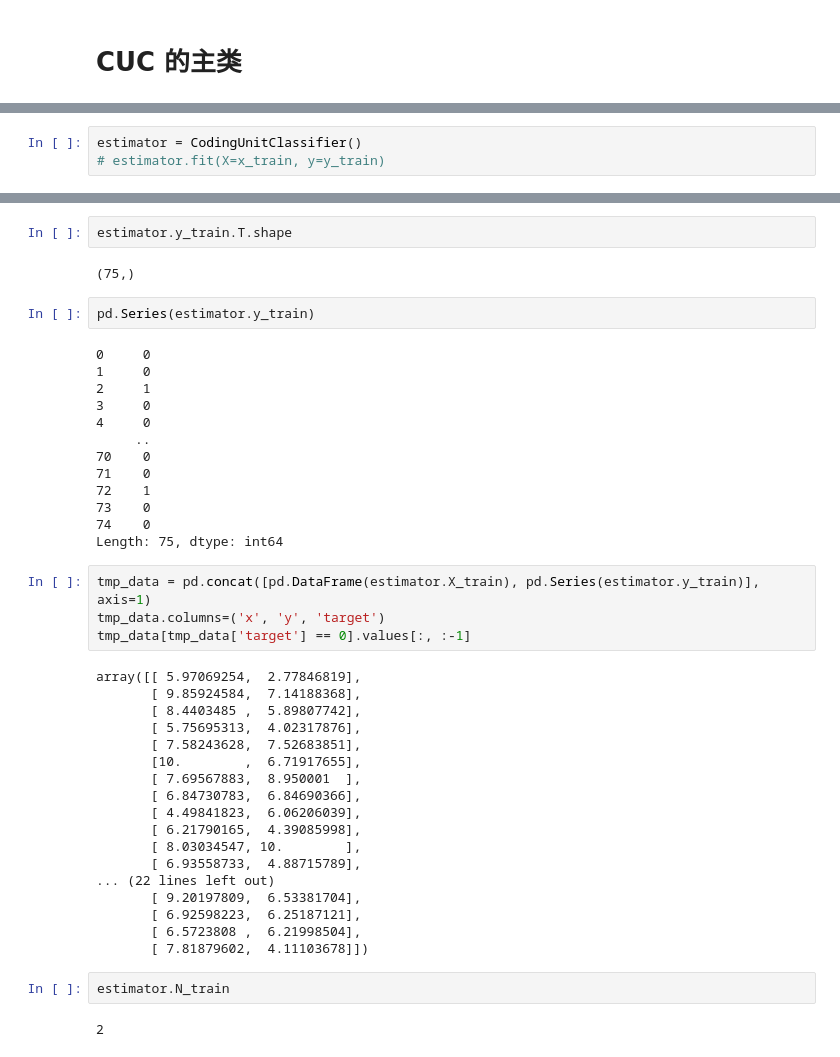
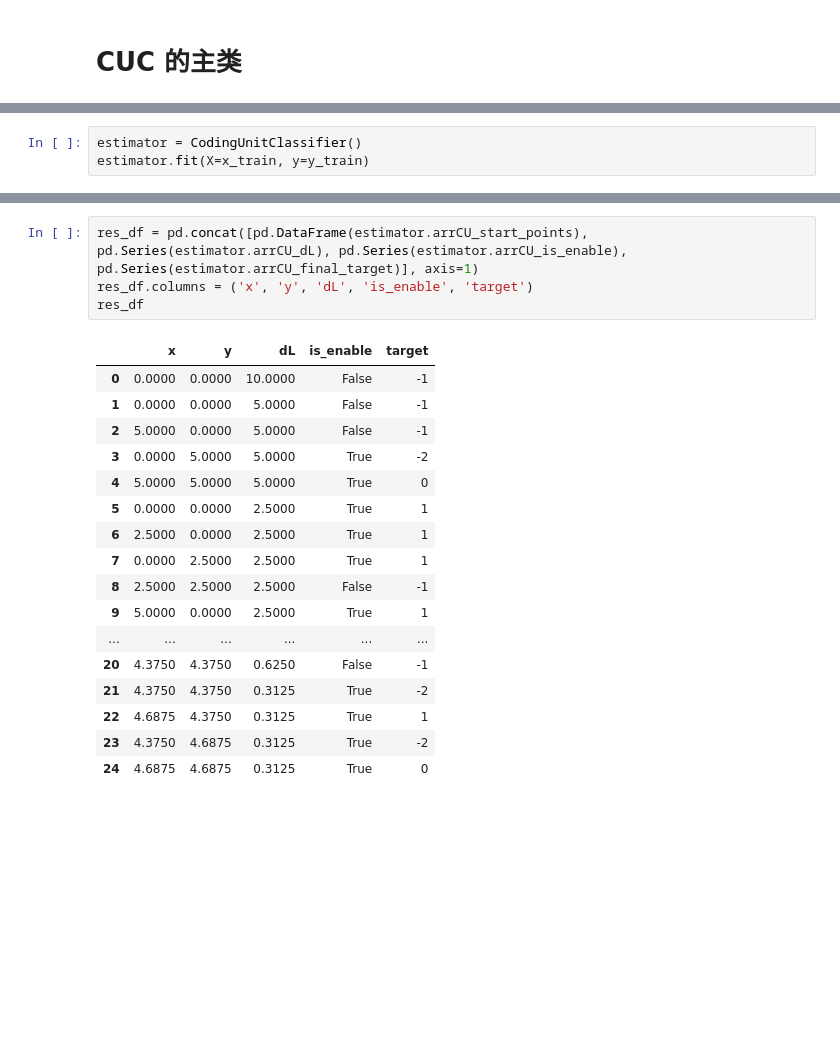
Before and after one commit to NekoSilverFox/CUC, a Jupyter notebook: main.ipynb, the cells around one changed output, grey strips where cells are left out. Drawn from its saved outputs; the diff is of its cells as text; blank space fills up the shorter version.

```diff
--- a/main.ipynb
+++ b/main.ipynb
@@ -224,4 +273,4 @@ class CodingUnitClassifier(object):
             current_index += 1
 # %%
 estimator = CodingUnitClassifier()
-# estimator.fit(X=x_train, y=y_train)
+estimator.fit(X=x_train, y=y_train)
@@ -310,45 +295,22 @@ array([[ 5.97069254,  2.77846819],
-# %%
-estimator.y_train.T.shape
-# %% [output]
-(75,)
-# %%
-pd.Series(estimator.y_train)
-# %% [output]
-0     0
-1     0
-2     1
-3     0
-4     0
-     ..
-70    0
-71    0
-72    1
-73    0
-74    0
-Length: 75, dtype: int64
 # %%
-tmp_data = pd.concat([pd.DataFrame(estimator.X_train), pd.Series(estimator.y_train)], axis=1)
-tmp_data.columns=('x', 'y', 'target')
-tmp_data[tmp_data['target'] == 0].values[:, :-1]
+res_df = pd.concat([pd.DataFrame(estimator.arrCU_start_points), pd.Series(estimator.arrCU_dL), pd.Series(estimator.arrCU_is_enable), pd.Series(estimator.arrCU_final_target)], axis=1)
+res_df.columns = ('x', 'y', 'dL', 'is_enable', 'target')
+res_df
 # %% [output]
-array([[ 5.97069254,  2.77846819],
-       [ 9.85924584,  7.14188368],
-       [ 8.4403485 ,  5.89807742],
-       [ 5.75695313,  4.02317876],
-       [ 7.58243628,  7.52683851],
-       [10.        ,  6.71917655],
-       [ 7.69567883,  8.950001  ],
-       [ 6.84730783,  6.84690366],
-       [ 4.49841823,  6.06206039],
-       [ 6.21790165,  4.39085998],
-       [ 8.03034547, 10.        ],
-       [ 6.93558733,  4.88715789],
-... (22 lines left out)
-       [ 9.20197809,  6.53381704],
-       [ 6.92598223,  6.25187121],
-       [ 6.5723808 ,  6.21998504],
-       [ 7.81879602,  4.11103678]])
+|  | x | y | dL | is_enable | target |
+| 0 | 0.0000 | 0.0000 | 10.0000 | False | -1 |
+| 1 | 0.0000 | 0.0000 | 5.0000 | False | -1 |
+| 2 | 5.0000 | 0.0000 | 5.0000 | False | -1 |
+| 3 | 0.0000 | 5.0000 | 5.0000 | True | -2 |
+| 4 | 5.0000 | 5.0000 | 5.0000 | True | 0 |
+| 5 | 0.0000 | 0.0000 | 2.5000 | True | 1 |
+| 6 | 2.5000 | 0.0000 | 2.5000 | True | 1 |
+| 7 | 0.0000 | 2.5000 | 2.5000 | True | 1 |
+| 8 | 2.5000 | 2.5000 | 2.5000 | False | -1 |
+| 9 | 5.0000 | 0.0000 | 2.5000 | True | 1 |
+| ... | ... | ... | ... | ... | ... |
+| 20 | 4.3750 | 4.3750 | 0.6250 | False | -1 |
+| 21 | 4.3750 | 4.3750 | 0.3125 | True | -2 |
+| 22 | 4.6875 | 4.3750 | 0.3125 | True | 1 |
+| 23 | 4.3750 | 4.6875 | 0.3125 | True | -2 |
+| 24 | 4.6875 | 4.6875 | 0.3125 | True | 0 |
-# %%
-estimator.N_train
-# %% [output]
-2
```
Also changed, not shown: parts of 10 cells of this notebook, 2 other files.
